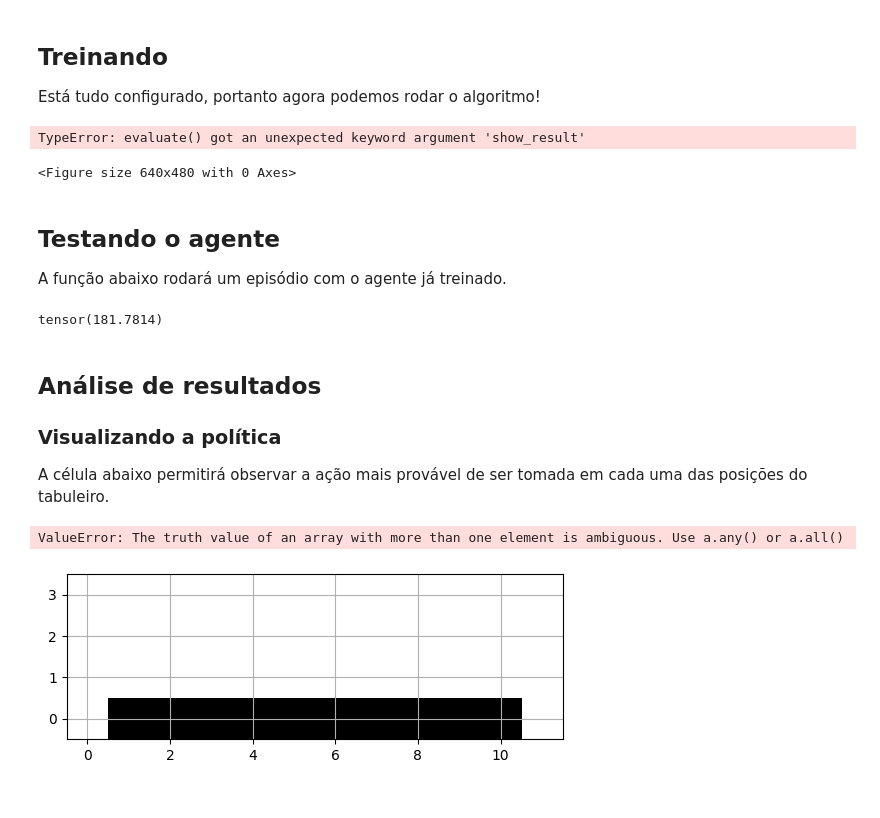
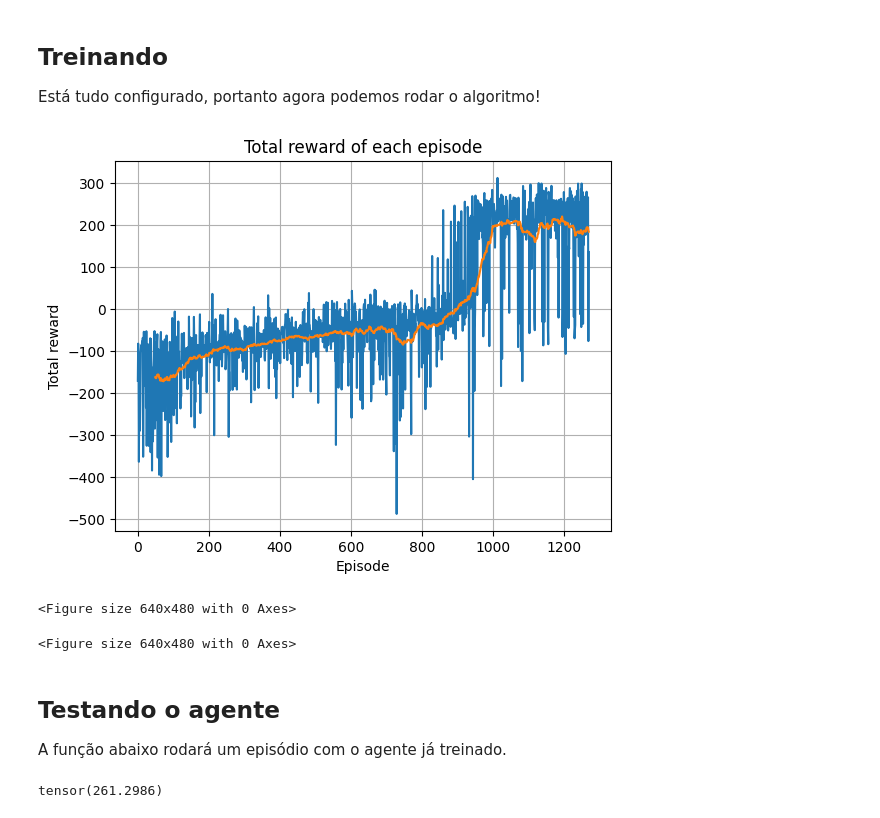
Before and after one commit to viniandrs/rl_implementations, a Jupyter notebook: deepql_lunarlander.ipynb, the cells around one changed output. Drawn from its saved outputs; the diff is of its cells as text; code cells hidden in the pictures.

```diff
--- a/deepql_lunarlander.ipynb
+++ b/deepql_lunarlander.ipynb
@@ -167,6 +167,7 @@ def evaluate(metrics: Dict, show_result=False):
     plt.title('Total reward of each episode')
     plt.xlabel('Episode')
     plt.ylabel('Total reward')
+    plt.grid()
     plt.plot(rewards)
 
     # Take 100 episode averages and plot them too
@@ -184,17 +185,17 @@ def evaluate(metrics: Dict, show_result=False):
 def train(
         env: gym.Env,
         model: Qnet,
-        total_steps=300_000,
-        replay_buffer_size=10_000, # tamanho do replay buffer
-        batch_size=64, # tamanho do batch
+        total_steps=450_000,
+        replay_buffer_size=2 ** 20, # tamanho do replay buffer
+        batch_size=128, # tamanho do batch
         gamma=0.99,
-        learning_rate=1e-4,
+        learning_rate=5e-4,
         learning_freq=1,
         target_update_freq=100,
         tau=1.0,
         epsilon_0 = 1, # probabilidade inicial de escolher uma ação aleatória
         epsilon_f=0.05, # probabilidade final de escolher uma ação aleatória (após o decaimento)
-        epsilon_decay = 10_000, # step in which epsilon will be approximately epsilon_f + 0.36 * (epsilon_0 - epsilon_f)
+        epsilon_decay = 100_000, # step in which epsilon will be approximately epsilon_f + 0.36 * (epsilon_0 - epsilon_f)
         verbose=False):
 
     model_target = deepcopy(model)
@@ -261,14 +262,12 @@ def train(
 
 Está tudo configurado, portanto agora podemos rodar o algoritmo!
 # %%
-torch.manual_seed(0)
-random.seed(0)
-cliff_walking = gym.make('LunarLander-v2')
+lunar_lander = gym.make('LunarLander-v2')
 q_net = Qnet()
-debug_model = deepcopy(q_net)
-trained_q_net = train(cliff_walking, q_net, epsilon_decay=50_000, learning_rate=1e-3, replay_buffer_size=2 ** 20, batch_size=128, verbose=True)
+trained_q_net = train(lunar_lander, q_net, verbose=True)
 # %% [output]
+[figure, added]
-TypeError: evaluate() got an unexpected keyword argument 'show_result'
+<Figure size 640x480 with 0 Axes>
 <Figure size 640x480 with 0 Axes>
 # %% [markdown]
 ## Testando o agente
@@ -305,16 +304,4 @@ def test(env: gym.Env,
 
 test(gym.make('LunarLander-v2', render_mode="human"), trained_q_net)
 # %% [output]
-tensor(181.7814)
+tensor(261.2986)
-# %% [markdown]
-## Análise de resultados
-
-### Visualizando a política
-
-A célula abaixo permitirá observar a ação mais provável de ser tomada em cada uma das posições do tabuleiro.
-# %%
-reload(plots)
-plots.plot_arrows_from_qnet(debug_model)
-# %% [output]
-ValueError: The truth value of an array with more than one element is ambiguous. Use a.any() or a.all()
-[figure, removed]
```
Also changed, not shown: parts of 2 cells of this notebook.
